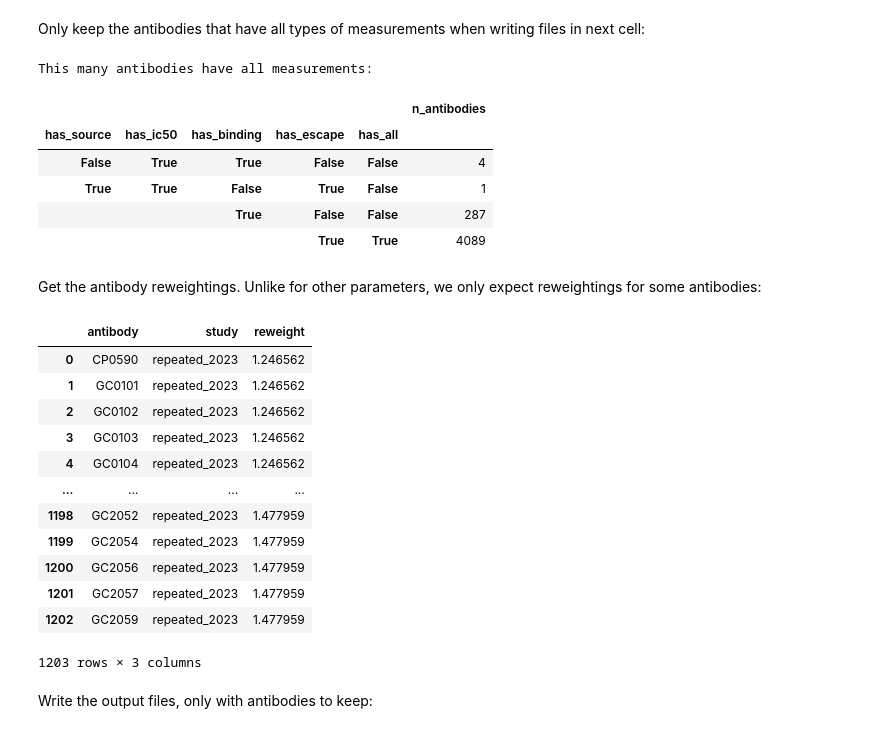
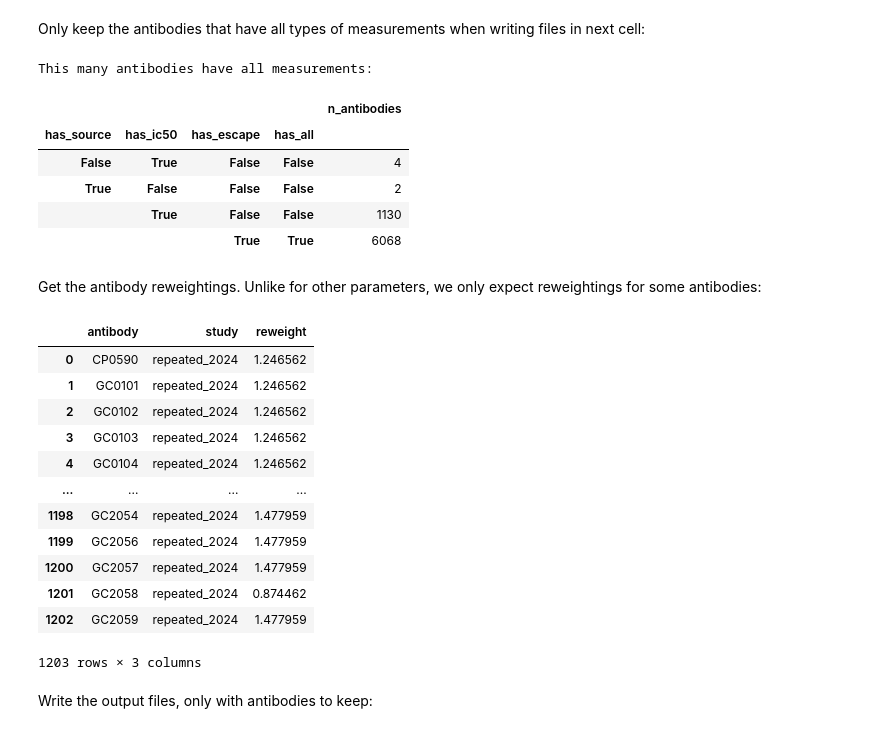
Before and after one commit to jbloomlab/SARS2-RBD-escape-calc, a Jupyter notebook: process_data.ipynb, the cells around one changed output. Drawn from its saved outputs; the diff is of its cells as text; code cells hidden in the pictures.

```diff
--- a/process_data.ipynb
+++ b/process_data.ipynb
@@ -460,7 +586,7 @@ Now aggregate the antibody sources:
 # %%
 antibody_source = (
     pd.concat(
-        [repeated_2023_source, imprinted_2022_source],
+        [evolving_2024_source, repeated_2024_source, imprinted_2022_source],
         ignore_index=True,
     )
     .assign(
@@ -470,19 +596,22 @@ antibody_source = (
     )
 )
 
+print("Dropping the following antibodies duplicated across studies:")
+display(antibody_source.groupby("antibody").tail(-1).reset_index(drop=True))
+# keep just one of antibodies repeated across studies
+antibody_source = antibody_source.groupby("antibody").first().reset_index()
+
 assert (
     antibody_source["antibody"].nunique()
     == len(antibody_source[["antibody", "source"]].drop_duplicates())
 )
 
-print("Dropping the following antibodies duplicated across studies:")
-display(antibody_source.groupby("antibody").tail(-1).reset_index(drop=True))
-
-# keep just one of antibodies repeated across studies
-antibody_source = antibody_source.groupby("antibody").first().reset_index()
-
 print("\nRetained sources:")
-display(antibody_source)
+display(
+    antibody_source
+    .groupby(["source", "study"])
+    .aggregate(n_antibodies=pd.NamedAgg("antibody", "count"))
+)
 # %% [output]
 Dropping the following antibodies duplicated across studies:
 |  | antibody | source | study |
@@ -517,18 +651,19 @@ Now the IC50s:
 # %%
 antibody_ic50s = (
     pd.concat(
-        [repeated_2023_ic50s, imprinted_2022_ic50s],
+        [evolving_2024_ic50s, repeated_2024_ic50s, imprinted_2022_ic50s],
         ignore_index=True,
     )
     .assign(
         antibody=lambda x: x["antibody"].map(
             lambda a: antibody_renaming[a] if a in antibody_renaming else a
         ),
+        IC50=lambda x: x["IC50"].clip(lower=1e-5, upper=10)
     )
 )
 
-# print("Dropping the following IC50s duplicated across studies:")
-# display(antibody_ic50s.groupby(["antibody", "virus"]).tail(-1).reset_index(drop=True))
+print("Dropping the following IC50s duplicated across studies:")
+display(antibody_ic50s.groupby(["antibody", "virus"]).tail(-1).reset_index(drop=True))
 
 # keep just one of IC50s repeated across studies
 antibody_ic50s = antibody_ic50s.groupby(["antibody", "virus"]).first().reset_index()
@@ -665,7 +760,8 @@ escape = (
                 .merge(antibody_source.query("study == @study")[["antibody"]])
             )
             for study, escape_df in [
-                ("repeated_2023", repeated_2023_escape),
+                ("evolving_2024", evolving_2024_escape),
+                ("repeated_2024", repeated_2024_escape),
                 ("imprinted_2022", imprinted_2022_escape),
             ]
         ],
@@ -692,7 +788,7 @@ n_sig_escape = (
 )
 
 ncols = 2
-nrows = int(math.ceil(n_sig_escape["study"].nunique()) / ncols)
+nrows = int(math.ceil(n_sig_escape["study"].nunique() / ncols))
 axes = n_sig_escape.hist(
     column="n_sites",
     by="study",
@@ -701,7 +797,7 @@ axes = n_sig_escape.hist(
     layout=(nrows, ncols),
     figsize=(4 * ncols, 3 * nrows),
 )
-for ax in axes:
+for ax in axes.ravel():
     ax.axvline(max_sig_sites, color="red")
 fig = plt.gcf()
 fig.suptitle(f"number of sites with escape >={sig_escape_threshold}")
@@ -718,6 +814,10 @@ escape = (
     )
 )
 
+# drop low escape values
+drop_escape_below = config["drop_escape_below"]
+escape = escape.query("escape >= @drop_escape_below")
+
 assert escape["antibody"].nunique() == len(escape.groupby(["antibody", "study"]))
 
 display(escape)
@@ -751,64 +852,59 @@ antibodies = (
     antibody_source
     [["antibody"]]
     .assign(has_source=True)
     .drop_duplicates()
     .merge(
         antibody_ic50s[["antibody"]].assign(has_ic50=True).drop_duplicates(),
-        how="outer",
-        validate="one_to_one",
-    )
-    .merge(
-        antibody_binding[["antibody"]].assign(has_binding=True).drop_duplicates(),
         how="outer",
         validate="one_to_one",
     )
     .merge(
         escape[["antibody"]].assign(has_escape=True).drop_duplicates(),
         how="outer",
         validate="one_to_one",
     )
     .set_index("antibody")
     .fillna(False)
     .assign(has_all=lambda x: x.all(axis=1))
     .reset_index()
 )
 
 print("This many antibodies have all measurements:")
 display(
     antibodies
     .groupby([c for c in antibodies.columns if c != "antibody"])
     .aggregate(n_antibodies=pd.NamedAgg("antibody", "count"))
 )
 
 antibodies_to_keep = set(antibodies.query("has_all")["antibody"])
 # %% [output]
 This many antibodies have all measurements:
-|  |  |  |  |  | n_antibodies |
-| has_source | has_ic50 | has_binding | has_escape | has_all |  |
-| False | True | True | False | False | 4 |
-| True | True | False | True | False | 1 |
-|  |  | True | False | False | 287 |
-|  |  |  | True | True | 4089 |
+|  |  |  |  | n_antibodies |
+| has_source | has_ic50 | has_escape | has_all |  |
+| False | True | False | False | 4 |
+| True | False | False | False | 2 |
+|  | True | False | False | 1130 |
+|  |  | True | True | 6068 |
 # %% [markdown]
 Get the antibody reweightings.
 Unlike for other parameters, we only expect reweightings for some antibodies:
 # %%
-antibody_reweighting = repeated_2023_reweighting
+antibody_reweighting = repeated_2024_reweighting
 
 antibody_reweighting
 # %% [output]
 |  | antibody | study | reweight |
-| 0 | CP0590 | repeated_2023 | 1.246562 |
-| 1 | GC0101 | repeated_2023 | 1.246562 |
-| 2 | GC0102 | repeated_2023 | 1.246562 |
-| 3 | GC0103 | repeated_2023 | 1.246562 |
-| 4 | GC0104 | repeated_2023 | 1.246562 |
+| 0 | CP0590 | repeated_2024 | 1.246562 |
+| 1 | GC0101 | repeated_2024 | 1.246562 |
+| 2 | GC0102 | repeated_2024 | 1.246562 |
+| 3 | GC0103 | repeated_2024 | 1.246562 |
+| 4 | GC0104 | repeated_2024 | 1.246562 |
 | ... | ... | ... | ... |
-| 1198 | GC2052 | repeated_2023 | 1.477959 |
-| 1199 | GC2054 | repeated_2023 | 1.477959 |
-| 1200 | GC2056 | repeated_2023 | 1.477959 |
-| 1201 | GC2057 | repeated_2023 | 1.477959 |
-| 1202 | GC2059 | repeated_2023 | 1.477959 |
+| 1198 | GC2054 | repeated_2024 | 1.477959 |
+| 1199 | GC2056 | repeated_2024 | 1.477959 |
+| 1200 | GC2057 | repeated_2024 | 1.477959 |
+| 1201 | GC2058 | repeated_2024 | 0.874462 |
+| 1202 | GC2059 | repeated_2024 | 1.477959 |
 1203 rows × 3 columns
 # %% [markdown]
 Write the output files, only with antibodies to keep:
```
Also changed, not shown: parts of 23 cells of this notebook, 17 other files.
